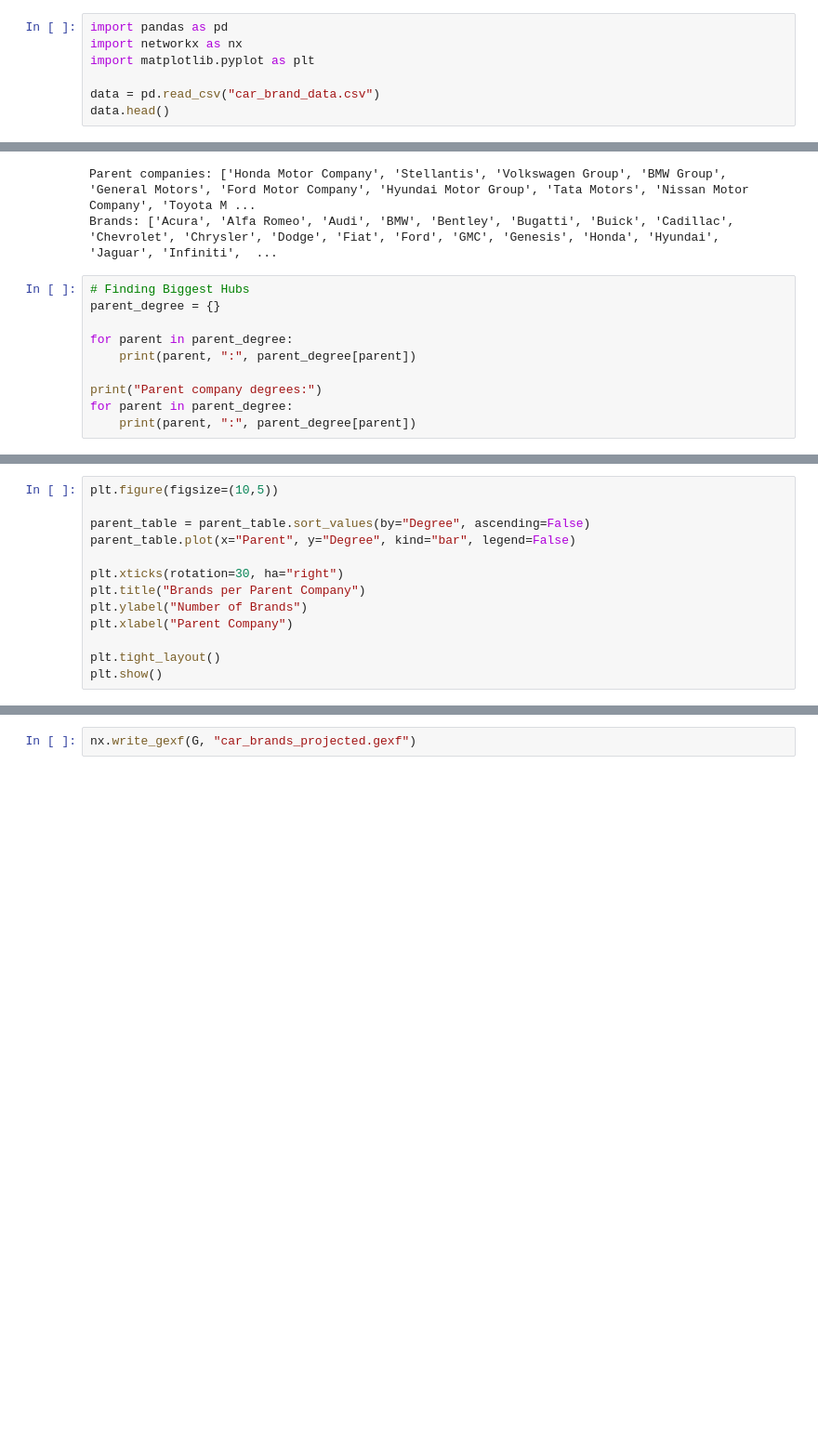
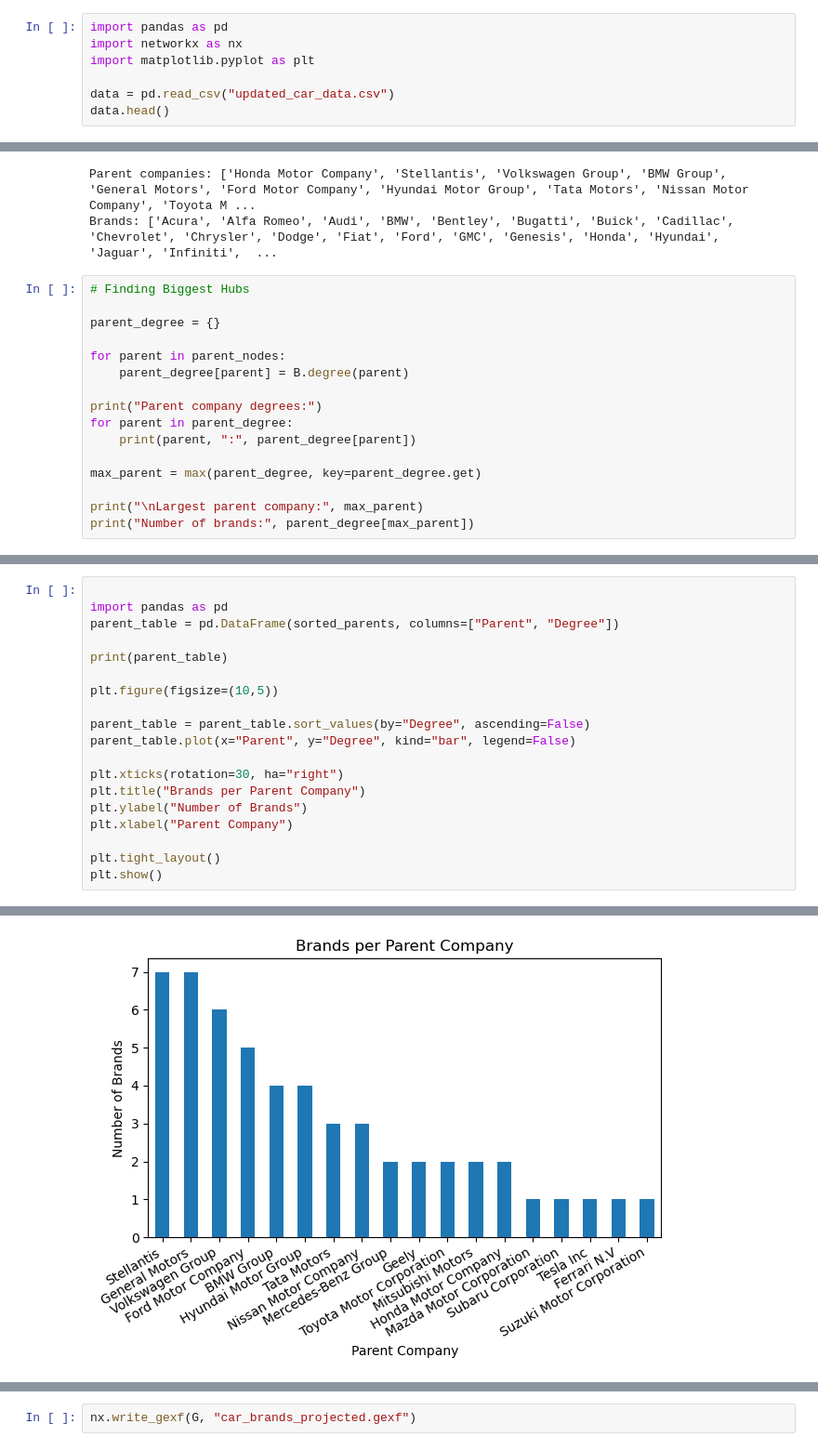
Before and after one commit to ahoussei/Network-Science, a Jupyter notebook: FinalProjectNS.ipynb, the cells around one changed output, grey strips where cells are left out. Shown at 93% size. Cells and saved outputs as stored; diff of their text form; blank space fills up the shorter version.

```diff
--- a/FinalProjectNS.ipynb
+++ b/FinalProjectNS.ipynb
@@ -3,7 +3,7 @@ import pandas as pd
 import networkx as nx
 import matplotlib.pyplot as plt
 
-data = pd.read_csv("car_brand_data.csv")
+data = pd.read_csv("updated_car_data.csv")
 data.head()
 # %% [output]
 |  | Brand | Parent | Country | Luxury |
@@ -54,11 +54,17 @@ Parent companies: ['Honda Motor Company', 'Stellantis', 'Volkswagen Group', 'BMW
 Brands: ['Acura', 'Alfa Romeo', 'Audi', 'BMW', 'Bentley', 'Bugatti', 'Buick', 'Cadillac', 'Chevrolet', 'Chrysler', 'Dodge', 'Fiat', 'Ford', 'GMC', 'Genesis', 'Honda', 'Hyundai', 'Jaguar', 'Infiniti',  ...
 # %%
 # Finding Biggest Hubs
+
 parent_degree = {}
 
-for parent in parent_degree:
-    print(parent, ":", parent_degree[parent])
+for parent in parent_nodes:
+    parent_degree[parent] = B.degree(parent)
 
 print("Parent company degrees:")
 for parent in parent_degree:
     print(parent, ":", parent_degree[parent])
+
+max_parent = max(parent_degree, key=parent_degree.get)
+
+print("\nLargest parent company:", max_parent)
+print("Number of brands:", parent_degree[max_parent])
@@ -77,4 +113,10 @@ for item in sorted_parents:
 # %%
+
+import pandas as pd
+parent_table = pd.DataFrame(sorted_parents, columns=["Parent", "Degree"])
+
+print(parent_table)
+
 plt.figure(figsize=(10,5))
 
 parent_table = parent_table.sort_values(by="Degree", ascending=False)
@@ -87,3 +129,4 @@ plt.xlabel("Parent Company")
 
 plt.tight_layout()
 plt.show()
+# %% [output]
@@ -90,3 +153,4 @@ plt.show()
+[figure, added]
 # %%
 G = nx.bipartite.projected_graph(B, brand_nodes)
 
```
Also changed, not shown: parts of 15 cells of this notebook, 3 other files.
